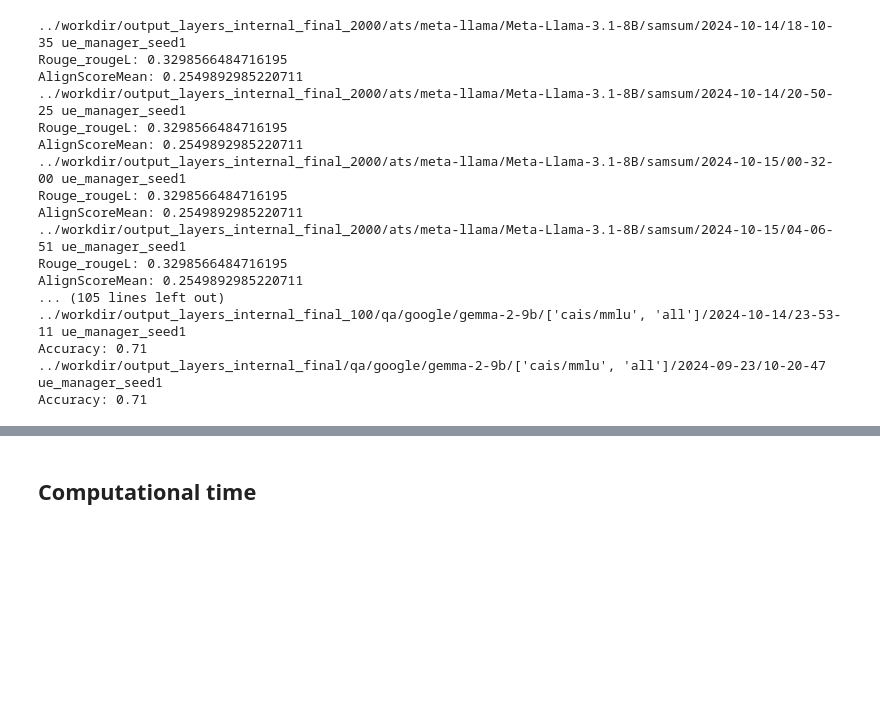
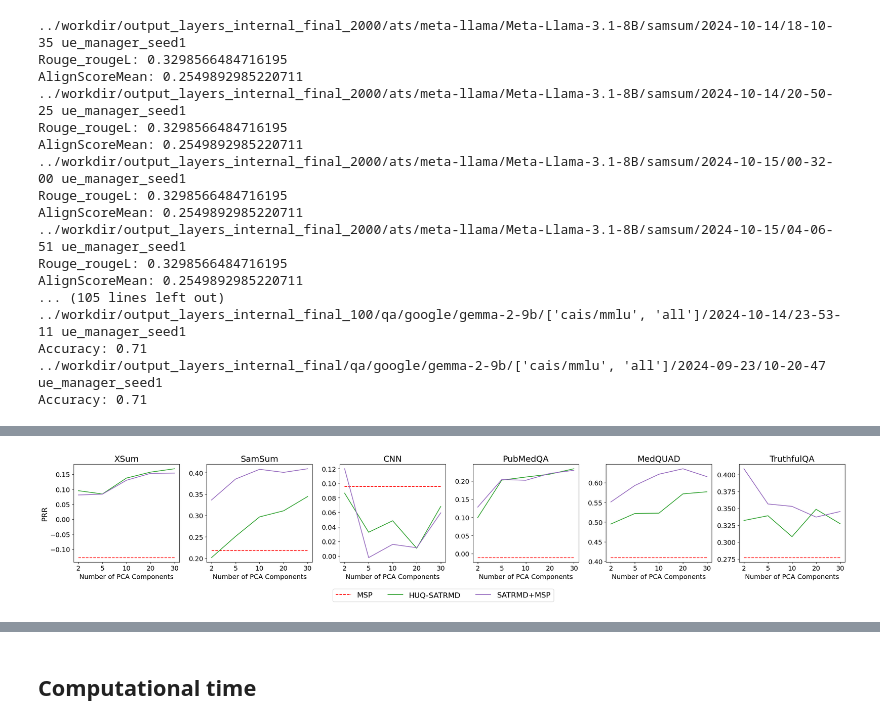
Before and after one commit to ArtemVazh/token_mahalanobis_distance, a Jupyter notebook: notebooks/final_results.ipynb, the cells around one changed output, grey strips where cells are left out. Saved outputs shown, nothing was run; the diff lists cells and outputs as text; code cells hidden in the pictures; blank space fills up the shorter version.

```diff
--- a/notebooks/final_results.ipynb
+++ b/notebooks/final_results.ipynb
@@ -1273,0 +1377,19 @@ plt.tight_layout()
+# %%
+from scipy.stats import rankdata
+
+model = 'llama'
+final_dfs = []
+for i, df in enumerate(dfs[model]):
+    if i==0:
+        final_dfs.append(df[df.columns[[2,1]]])#.loc[base_idx + [16, 18]].reset_index(drop=True))
+    elif i > (len(dfs[model]) - 7):
+        final_dfs.append(df[df.columns[[0]]])#.loc[base_idx + [16, 18]].reset_index(drop=True))
+    else:
+        final_dfs.append(df[df.columns[[1]]])#.loc[base_idx + [16, 18]].reset_index(drop=True))
+
+df_l = pd.concat(final_dfs, axis=1)
+df_l.loc[:, ('', "Mean Rank")] = df_l[df_l.columns[1:]].apply(lambda x: rankdata(-x)).mean(axis=1).round(2)
+df_l.loc[:, ('', "Mean PRR")] = df_l[df_l.columns[1:-1]].mean(axis=1)
+df_l.loc[:, ('', "Top1 Rate")] = df_l[df_l.columns[1:-2]].apply(lambda x: rankdata(-x) == 1).sum(axis=1).round(2)
+
+df_l.style.background_gradient(axis=0)
@@ -1273,0 +1430,60 @@ plt.tight_layout()
+# %%
+from scipy.stats import rankdata
+import matplotlib.pyplot as plt
+model = 'llama'
+
+datasets = ["xsum", "samsum", "cnn", "pubmed", "medquad", "truthful_qa", "coqa", "sciq", "trivia_qa", "gsm8k", "mmlu"]
+datasets = ["samsum", "cnn", "medquad", "truthful_qa", "sciq", "gsm8k", "mmlu"]
+datasets = ["xsum", "samsum", "cnn", "pubmed", "medquad", "truthful_qa"]
+
+datasets_names = {
+    'xsum': "XSum",
+    'samsum': "SamSum",
+    'cnn': "CNN",
+    'medquad': "MedQUAD",
+    'pubmed': "PubMedQA",
+    'truthful_qa': "TruthfulQA",
+    'coqa': "CoQA",
+    'sciq': "SciQ",
+    'trivia_qa': "TriviaQA",
+    'gsm8k': "GSM8k",
+    'mmlu': "MMLU",
+}
+fig, ax = plt.subplots(nrows=1, ncols=len(datasets), figsize=(len(datasets)*4, 4))
+
+base_colors = plt.get_cmap('tab10').colors
+colors = {"HUQ-SATRMD":base_colors[2], "SATRMD+MSP":base_colors[4]}
+real_sizes = [2,5,10,20,30]
+cols = np.array([x[0] for x in df_l.columns[1:]])
+all_cols = df_l.columns
+methods = {"HUQ-SATRMD":[3,5,1,2,4],
+           "SATRMD+MSP":[8,10,6,7,9]}
+
+for k, ds in enumerate(datasets):
+
+    real_col = all_cols[np.argwhere(cols == ds)[0,0]+1]
+    ax[k].plot([df_l.iloc[0][real_col]]*len(real_sizes), "r--", label="MSP")
+
+    for method in methods.keys():
+        scores = df_l.iloc[methods[method]][real_col].values
+        ax[k].plot(scores, label=method, color=colors[method])
+
+    xticks = list(np.arange(len(real_sizes)))
+    ax[k].set_xticks(xticks)
+    ax[k].set_xticklabels(real_sizes)
+    ax[k].set_title(datasets_names[ds], fontsize=18)
+    ax[k].set_xlabel("Number of PCA Components", fontsize=14)
+    if k == 0:
+        ax[k].set_ylabel("PRR", fontsize=16)
+    handles, labels = ax[k].get_legend_handles_labels()
+    ax[k].tick_params(axis='both', which='major', labelsize=14)
+    # ax[k].tick_params(axis='x', rotation=45)
+
+
+fig.legend(handles, labels, bbox_to_anchor=(0.5, 0.0), loc='upper center', fancybox=True, ncol=5, fontsize=16)
+pathOut = "../workdir"
+fileName = "pca_impact_6cols"
+plt.tight_layout()
+fig.savefig(f'{pathOut}/{fileName}.pdf', format='pdf', bbox_inches='tight')
+# %% [output]
+[figure, added]
```
Also changed, not shown: parts of 14 cells of this notebook, 5 other files.
